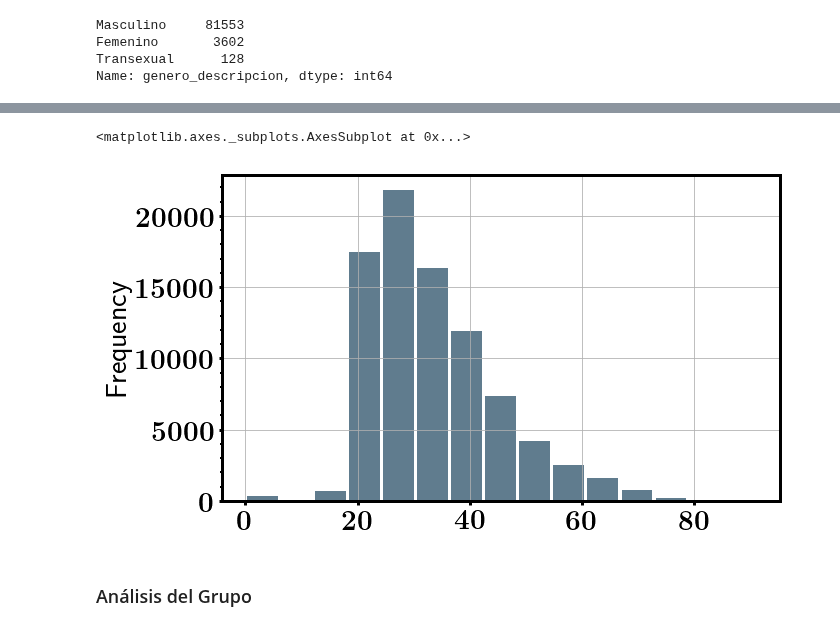
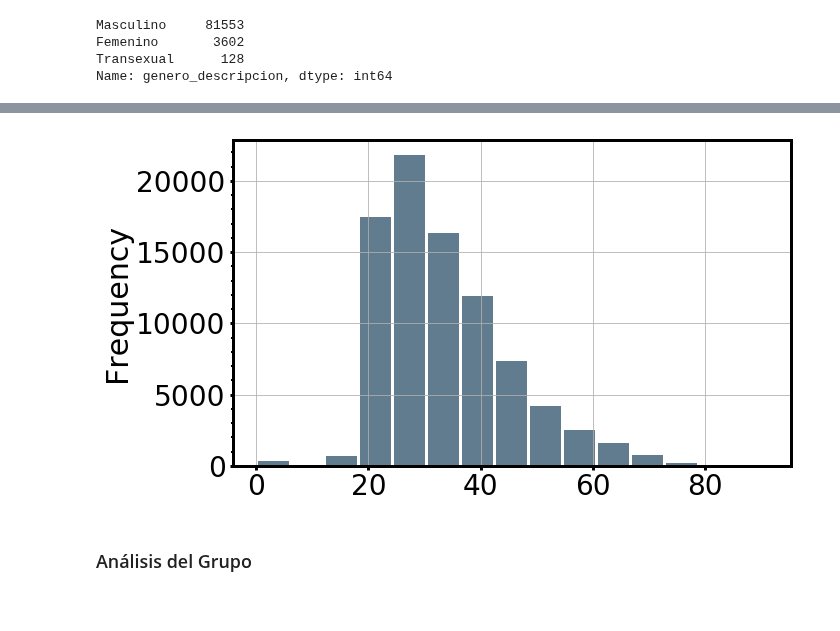
Before and after one commit to nahuelalmeira/poblacionPenal, a Jupyter notebook: VisualizacionYAnalisis/DiploDatos_PoblacionPenitenciariaArgentina_VyA.ipynb, the cells around one changed output, grey strips where cells are left out. Saved outputs shown, nothing was run; the diff lists cells and outputs as text; code cells hidden in the pictures.

```diff
--- a/VisualizacionYAnalisis/DiploDatos_PoblacionPenitenciariaArgentina_VyA.ipynb
+++ b/VisualizacionYAnalisis/DiploDatos_PoblacionPenitenciariaArgentina_VyA.ipynb
@@ -182,9 +182,9 @@ plt.show()
 # %%
 # Histograma por edades
-data_raw["edad"].plot.hist(grid=True, bins=15, rwidth=0.9,color='#607c8e')
+data_raw["edad"].plot.hist(grid=True, bins=15, rwidth=0.9,color='#607c8e', figsize=(10,6))
+plt.show()
 # %% [output]
-<matplotlib.axes._subplots.AxesSubplot at 0x...>
-[figure, old version]
+[figure, new version]
 # %% [markdown]
 ### Análisis del Grupo
 # %% [markdown]
```
Also changed, not shown: parts of 18 cells of this notebook, 1 other file.
